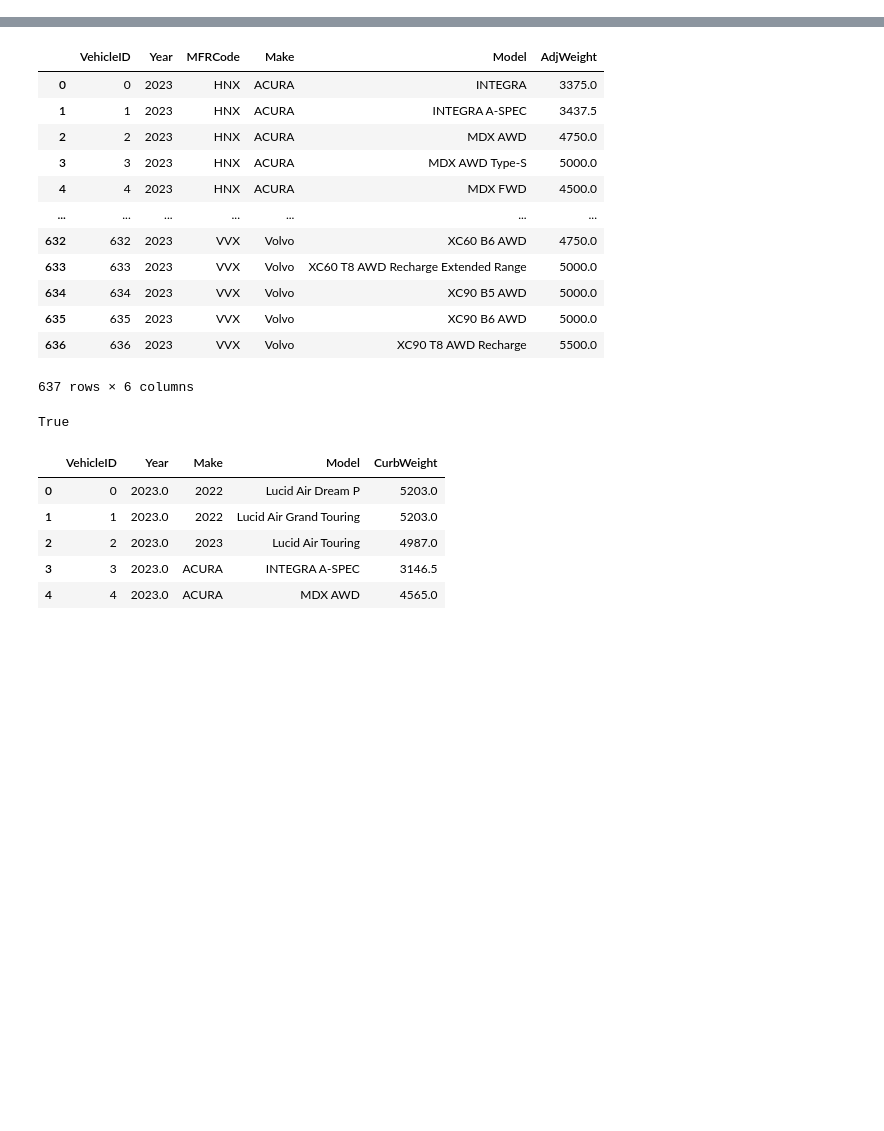
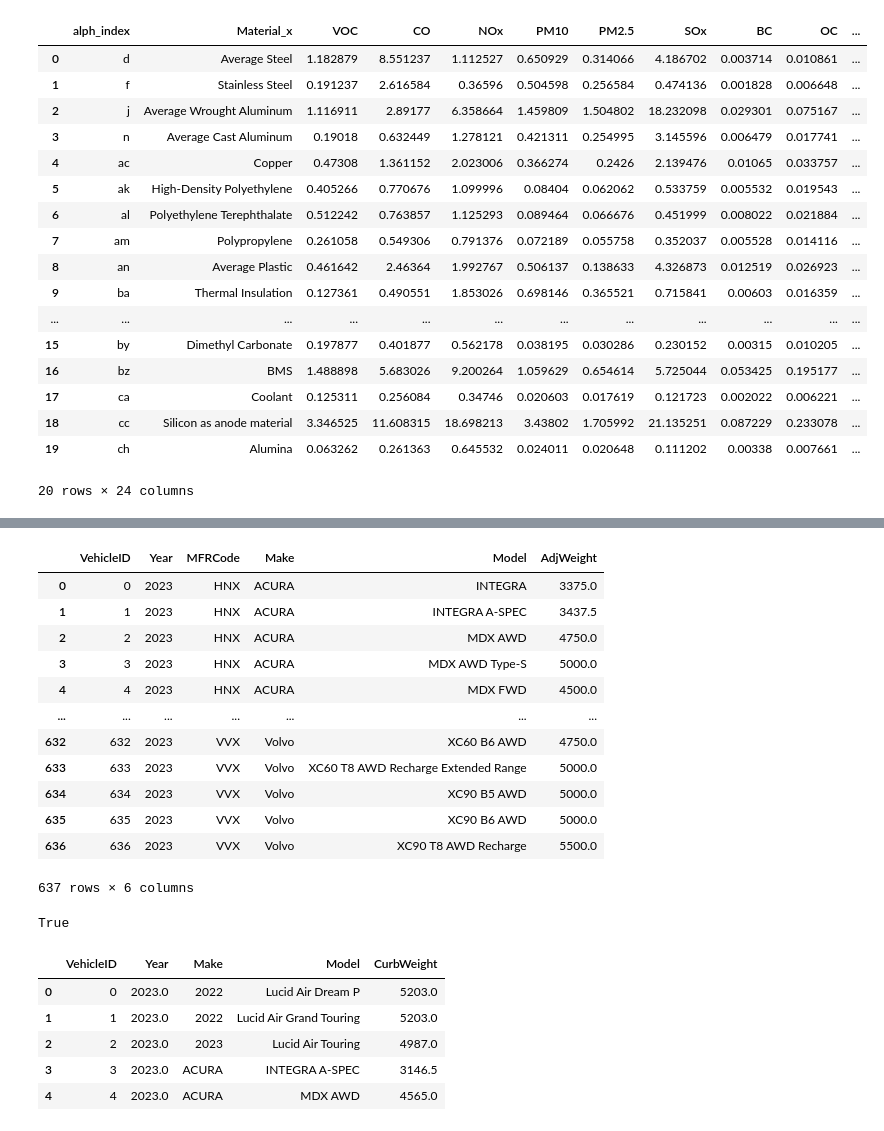
Before and after one commit to EEE-Capstone/MIMS-Capstone, a Jupyter notebook: Data/init_EV_databases.ipynb, the cells around one changed output, grey strips where cells are left out. Saved outputs shown, nothing was run; the diff lists cells and outputs as text; code cells hidden in the pictures; blank space fills up the shorter version.

Commit message:
finished materials join

```diff
--- a/Data/init_EV_databases.ipynb
+++ b/Data/init_EV_databases.ipynb
@@ -76,0 +131,57 @@ df3_subset
+# %%
+excel_func_bat_comp_LI = '=((I$179*(IF(Vehi_Inputs!$C$104=1,Mat_Sum!$BG45,IF(Vehi_Inputs!$C$104=2,Mat_Sum!$BI45,IF(Vehi_Inputs!$C$104=3,Mat_Sum!$BO45,IF(Vehi_Inputs!$C$104=4,Mat_Sum!$BP45,IF(Vehi_Inputs!$C$104=5,Mat_Sum!$BK45,IF(Vehi_Inputs!$C$104=6,Mat_Sum!$BL45,IF(Vehi_Inputs!$C$104=7,Mat_Sum!$BS45,IF(Vehi_Inputs!$C$104=8,Mat_Sum!$BJ45,IF(Vehi_Inputs!$C$104=9,0)))))))))))+(I$179*Mat_Sum!$BT45*LiMn2O4!$E$9)+I$180*Mat_Sum!$BU45+I$181*Mat_Sum!$CC45+I$182*Mat_Sum!$BV45+I$183*Mat_Sum!$AC45+I$184*Mat_Sum!$J45+I$185*Mat_Sum!$N45+I$186*Mat_Sum!$BW45+I$187*Mat_Sum!$BX45+I$188*Mat_Sum!$BY45+I$189*Mat_Sum!$AM45+I$190*Mat_Sum!$AK45+I$191*Mat_Sum!$AL45+I$192*Mat_Sum!$D45+I$193*Mat_Sum!$BA45+I$194*Mat_Sum!$CA45+I$195*Mat_Sum!$BZ45+I$196*Mat_Sum!$AN45+I$197*Mat_Sum!$F45+I$198*Mat_Sum!$CH45+Battery_Assembly!$F78*$C$23)*(1+$D$30)'
+# %%
+excel_func_vehi_comp = '=B$192*Mat_Sum!$D45+B$193*Mat_Sum!$F45+B$194*Mat_Sum!$G45+B$195*Mat_Sum!$J45+B$196*Mat_Sum!$N45+B$197*Mat_Sum!$AC45+B$198*Mat_Sum!$AD45+B$199*Mat_Sum!$AG45+B$200*Mat_Sum!$AI45+B$201*Mat_Sum!$AN45+B$205*Mat_Sum!$AO45+B$202*Mat_Sum!$AR45+B$203*Mat_Sum!$AP45+B$204*Mat_Sum!$AQ45+B$206*Mat_Sum!$U45+B$207*Mat_Sum!$BD45+B$208*Mat_Sum!$BC45+B$209*Mat_Sum!$BF45+B$210*Mat_Sum!$BE45+B$211*Mat_Sum!$AS45+B$212*Mat_Sum!$CB45+B$213*Mat_Sum!$BU45+B$214*Mat_Sum!$CG45+B$215*0+B$216*0+B$217*Mat_Sum!$AL45+B$218*Mat_Sum!$AL45+B$219*0+B$220*Mat_Sum!$AJ45+B$221*0+B$222*Mat_Sum!$CF45+B$223*Mat_Sum!$CE45+B$224*0+B$225*Mat_Sum!$CL45+B$226*Mat_Sum!$CH45+B$227*Mat_Sum!$CI45+B$228*Mat_Sum!$AM45+B$229*Mat_Sum!$CK45+B$230*Mat_Sum!$CJ45+B$231*0'
+excel_func_bat_comp_LI = '=((I$179*(IF(Vehi_Inputs!$C$104=1,Mat_Sum!$BG45,IF(Vehi_Inputs!$C$104=2,Mat_Sum!$BI45,IF(Vehi_Inputs!$C$104=3,Mat_Sum!$BO45,IF(Vehi_Inputs!$C$104=4,Mat_Sum!$BP45,IF(Vehi_Inputs!$C$104=5,Mat_Sum!$BK45,IF(Vehi_Inputs!$C$104=6,Mat_Sum!$BL45,IF(Vehi_Inputs!$C$104=7,Mat_Sum!$BS45,IF(Vehi_Inputs!$C$104=8,Mat_Sum!$BJ45,IF(Vehi_Inputs!$C$104=9,0)))))))))))+(I$179*Mat_Sum!$BT45*LiMn2O4!$E$9)+I$180*Mat_Sum!$BU45+I$181*Mat_Sum!$CC45+I$182*Mat_Sum!$BV45+I$183*Mat_Sum!$AC45+I$184*Mat_Sum!$J45+I$185*Mat_Sum!$N45+I$186*Mat_Sum!$BW45+I$187*Mat_Sum!$BX45+I$188*Mat_Sum!$BY45+I$189*Mat_Sum!$AM45+I$190*Mat_Sum!$AK45+I$191*Mat_Sum!$AL45+I$192*Mat_Sum!$D45+I$193*Mat_Sum!$BA45+I$194*Mat_Sum!$CA45+I$195*Mat_Sum!$BZ45+I$196*Mat_Sum!$AN45+I$197*Mat_Sum!$F45+I$198*Mat_Sum!$CH45+Battery_Assembly!$F78*$C$23)*(1+$D$30)'
+excel_func_bat_comp_NIMH = '=(I$135*Mat_Sum!$G46+I$136*Mat_Sum!$D46+I$137*Mat_Sum!$J46+I$138*Mat_Sum!$AC46+I$139*Mat_Sum!$AG46+I$140*Mat_Sum!$AB46+I$141*Mat_Sum!$U46+I$142*Mat_Sum!$AX46+I$143*Mat_Sum!$AN46+I$144*Mat_Sum!$AR46+(I$46*Battery_Assembly!$E79))*(1+$C$30)'
+codes_df2_LI = get_LI_battery_matches(excel_func_bat_comp_LI, 2)
+codes_df2_LI = list(np.array(codes_df2_LI).squeeze())
+codes_df2_LI = [codes_df2_LI[0]] +  codes_df2_LI[2:] ## can come back to this later, it is messing up join and unclear what this term does
+codes_df2_NIMH = get_mat_codes(excel_func_bat_comp_NIMH)
+codes_df3 = get_mat_codes(excel_func_vehi_comp)
+
+## lowercase all values for comparison with main dataframe
+codes_df2_LI = [i.lower() for i in codes_df2_LI]
+codes_df2_NIMH = [i.lower() for i in codes_df2_NIMH]
+codes_df3 = [i.lower() for i in codes_df3]
+
+## place codes into respective dataframes
+df2_subset_LI.insert(0, 'alph_index', codes_df2_LI)
+df2_subset_NIMH.insert(0, 'alph_index', codes_df2_NIMH)
+## clean df3_subset to drop unused materials first
+unused_material_inds = [215, 216, 219, 221, 224, 231]
+unused_material_inds = [i-193 for i in unused_material_inds]
+unused_material_inds = [i+134 for i in unused_material_inds]
+df3_subset = df3_subset[~df3_subset.index.isin(unused_material_inds)]
+df3_subset.insert(0, 'alph_index', codes_df3)
+# %%
+## get materials density dataframes for each index set
+emissions_factor_df2_LI = df1_emissions_subset_t[df1_emissions_subset_t['alph_index'].isin(codes_df2_LI)]
+emissions_factor_df2_NIMH = df1_emissions_subset_t[df1_emissions_subset_t['alph_index'].isin(codes_df2_NIMH)]
+emissions_factor_df3 = df1_emissions_subset_t[df1_emissions_subset_t['alph_index'].isin(codes_df3)]
+# %%
+## now select out material weightings from weighting dataframes that correspond to values in emissions table
+emissions_factor_df3_merged = emissions_factor_df3.merge(df3_subset, left_on = 'alph_index', right_on = 'alph_index')
+emissions_factor_df2_NIMH_merged = emissions_factor_df2_NIMH.merge(df2_subset_NIMH, left_on = 'alph_index', right_on = 'alph_index')
+emissions_factor_df2_LI_merged = emissions_factor_df2_LI.merge(df2_subset_LI, left_on = 'alph_index', right_on = 'alph_index')
+# %%
+emissions_factor_df2_LI_merged
+# %% [output]
+|  | alph_index | Material_x | VOC | CO | NOx | PM10 | PM2.5 | SOx | BC | OC | ... |
+| 0 | d | Average Steel | 1.182879 | 8.551237 | 1.112527 | 0.650929 | 0.314066 | 4.186702 | 0.003714 | 0.010861 | ... |
+| 1 | f | Stainless Steel | 0.191237 | 2.616584 | 0.36596 | 0.504598 | 0.256584 | 0.474136 | 0.001828 | 0.006648 | ... |
+| 2 | j | Average Wrought Aluminum | 1.116911 | 2.89177 | 6.358664 | 1.459809 | 1.504802 | 18.232098 | 0.029301 | 0.075167 | ... |
+| 3 | n | Average Cast Aluminum | 0.19018 | 0.632449 | 1.278121 | 0.421311 | 0.254995 | 3.145596 | 0.006479 | 0.017741 | ... |
+| 4 | ac | Copper | 0.47308 | 1.361152 | 2.023006 | 0.366274 | 0.2426 | 2.139476 | 0.01065 | 0.033757 | ... |
+| 5 | ak | High-Density Polyethylene | 0.405266 | 0.770676 | 1.099996 | 0.08404 | 0.062062 | 0.533759 | 0.005532 | 0.019543 | ... |
+| 6 | al | Polyethylene Terephthalate | 0.512242 | 0.763857 | 1.125293 | 0.089464 | 0.066676 | 0.451999 | 0.008022 | 0.021884 | ... |
+| 7 | am | Polypropylene | 0.261058 | 0.549306 | 0.791376 | 0.072189 | 0.055758 | 0.352037 | 0.005528 | 0.014116 | ... |
+| 8 | an | Average Plastic | 0.461642 | 2.46364 | 1.992767 | 0.506137 | 0.138633 | 4.326873 | 0.012519 | 0.026923 | ... |
+| 9 | ba | Thermal Insulation | 0.127361 | 0.490551 | 1.853026 | 0.698146 | 0.365521 | 0.715841 | 0.00603 | 0.016359 | ... |
+| ... | ... | ... | ... | ... | ... | ... | ... | ... | ... | ... | ... |
+| 15 | by | Dimethyl Carbonate | 0.197877 | 0.401877 | 0.562178 | 0.038195 | 0.030286 | 0.230152 | 0.00315 | 0.010205 | ... |
+| 16 | bz | BMS | 1.488898 | 5.683026 | 9.200264 | 1.059629 | 0.654614 | 5.725044 | 0.053425 | 0.195177 | ... |
+| 17 | ca | Coolant | 0.125311 | 0.256084 | 0.34746 | 0.020603 | 0.017619 | 0.121723 | 0.002022 | 0.006221 | ... |
+| 18 | cc | Silicon as anode material | 3.346525 | 11.608315 | 18.698213 | 3.43802 | 1.705992 | 21.135251 | 0.087229 | 0.233078 | ... |
+| 19 | ch | Alumina | 0.063262 | 0.261363 | 0.645532 | 0.024011 | 0.020648 | 0.111202 | 0.00338 | 0.007661 | ... |
+20 rows × 24 columns
```
Also changed, not shown: parts of 34 cells of this notebook, 1 other file.
